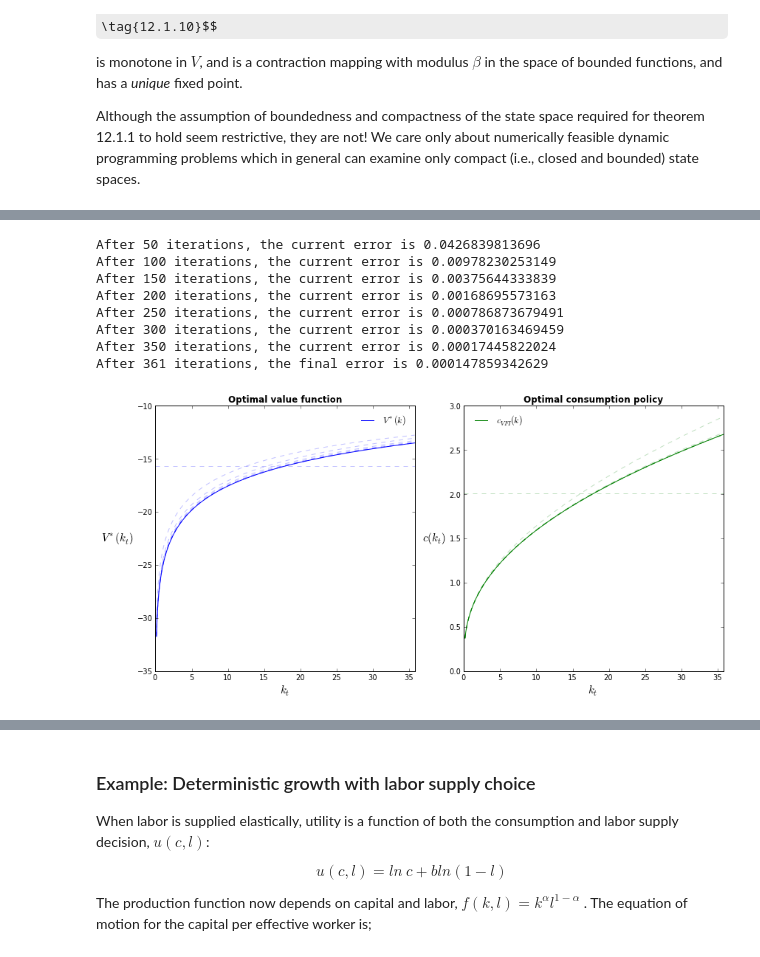
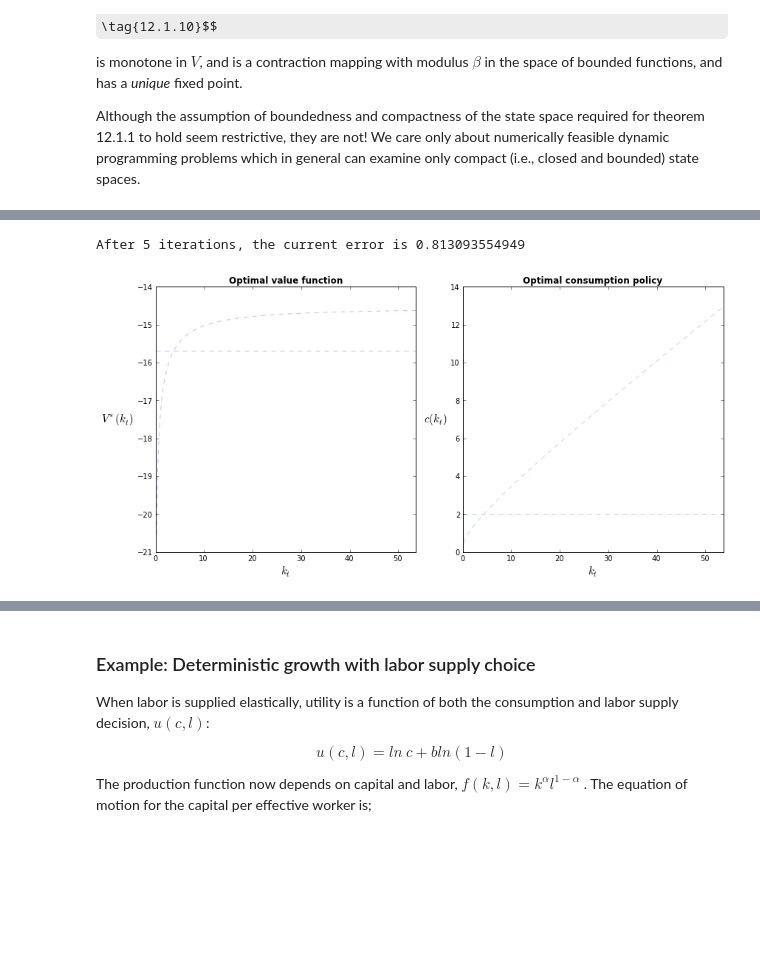
Before and after one commit to ChristopherShort/computational-econ-labs, a Jupyter notebook: Dynamic-Programming-Lab/Numerical Dynamic Programming.ipynb, the cells around one changed output, grey strips where cells are left out. Drawn from its saved outputs; the diff is of its cells as text; code cells hidden in the pictures; some formulas as TeX source; blank space fills up the shorter version.

```diff
--- a/Dynamic-Programming-Lab/Numerical Dynamic Programming.ipynb
+++ b/Dynamic-Programming-Lab/Numerical Dynamic Programming.ipynb
@@ -104,0 +371,5 @@ Note that 12.1.16 defines the value of an arbitrary policy function $C(k)\ $, no
+# %%
+# coefficients used to define the analytic value function
+A = (alpha * beta * (1 + n) * np.log((alpha * beta) / (1+g))) / ((1 - beta * (1 + n)) * (1 - alpha * beta * (1 + n))) + \
+    np.log(1 - alpha * beta * (1 + n)) / (1 - beta * (1 + n))
+B = alpha / (1 - alpha * beta * (1 + n))
@@ -186,44 +841,33 @@ def gamma(k):
     return (lower, upper)
 # %%
-def maximum(h, a, b):
-    """Finds the maximum value of the function h on the interval [a,b]
 
-    Returns a tuple containing the maximum value of h and its maximizer.
 
-    """
-    control, value = fminbound(lambda x: -h(x), a, b, full_output=True, disp=1)[0:2]
-    return (-value, control)
-
-def deterministicBellman(w, method='linear'):
+def deterministicBellman(F, w, method='linear'):
     """The Bellman operator
 
     Arguments:
 
+        F:      Equation of motion for the state variable(s).
         w:      A callable function
 
         method: Specifies the kind of interpolation as a string. Can be
                 one of:
 
-                'linear'    - (Default) 1st order spline (i.e., linear
-                              interpolation).
-                'quadratic' - 2nd order spline interpolation
+                'linear'    - (Default) Standard linear interpolation.
+                'zero'      - 0th order spline interpolation.
+                'slinear'   - 1st order spline interpolation.
+                'quadratic' - 2nd order spline interpolation.
                 'cubic'     - 3rd order spline interpolation.
-                'nearest'   - The nearest neighbor algorithm selects the
-                              value of the nearest point and does not
-                              consider the values of neighboring points
-                              at all, yielding a piecewise-constant
-                              interpolant.
 
                 Alternatively, can specify an integer indicating the
-                order of the spline interpolator to use. The default
-                method is 'linear'.
+                order of the spline interpolator to use.
 
     """
     vals = []
     pols = []
     for state in grid:
         # current value function
-        h = lambda control: u(state, control) + discount * w(capital(state, control))
+        h = lambda control: u(state, control) + discount * w(F(state, control))
         # find the value of the control that maximizes the current value function
         a, b = gamma(state)
         updatevector = maximum(h, a, b)
@@ -248,7 +892,7 @@ discount = beta * (1 + g)**(1 - theta) * (1 + n)
 # %%
 # grid of capital per effective worker (i.e., state variable!)
 N = 250
-kBar = 2 * k_star()
+kBar = (1 / ((1 + g) * (1 + n) - (1 - delta)))**(1 / (1 - alpha))
 grid = np.linspace(kBar / N, kBar, N)
 # %%
 # Value function iteration algorithm
@@ -257,11 +901,9 @@ def initial_valueFunction(state):
     substantial amount of computational time!
 
     """
-    #return u(0, state)
     return u(0, c_star()) / (1 - discount)
 
 current_valueFunction  = initial_valueFunction
-current_policyFunction = lambda c: c_star()
 error = 1
 num_iter = 0
 
@@ -285,43 +927,36 @@ ax1.set_title('Optimal value function', weight='bold')
 
 ax2 = fig.add_subplot(122)
 ax2.axhline(c_star(), 0, kBar, color='g', linestyle='dashed',
             alpha=0.25)
 ax2.set_xlim(0, kBar)
 ax2.set_xlabel('$k_t$', fontsize=15)
 ax2.set_ylabel('$c(k_t)$', fontsize=15, rotation='horizontal')
 ax2.set_title('Optimal consumption policy', weight='bold')
 
 while True:
-    next_valueFunction, next_policyFunction = deterministicBellman(current_valueFunction, method='cubic')
+    next_valueFunction, next_policyFunction = deterministicBellman(capital, current_valueFunction, method='cubic')
     error = np.max(np.abs(current_valueFunction(grid) - next_valueFunction(grid)))
     num_iter += 1
     if error < tol:
         final_valueFunction, final_policyFunction = next_valueFunction, next_policyFunction
         print "After", num_iter, "iterations, the final error is", error
         ax1.plot(plot_grid, final_valueFunction(plot_grid), 'b-', label='$V^*(k)$')
         ax2.plot(plot_grid, final_policyFunction(plot_grid), 'g-', label='$c_{VFI}(k)$')
         break
     else:
         current_valueFunction, current_policyFunction = next_valueFunction, next_policyFunction
-        if num_iter % 50 == 0:
+        if num_iter % 5 == 0:
             print "After", num_iter, "iterations, the current error is", error
             ax1.plot(plot_grid, current_valueFunction(plot_grid), 'b--', alpha=0.25)
             ax2.plot(plot_grid, current_policyFunction(plot_grid), 'g--', alpha=0.25)
-
+            break
 # add legends
 ax1.legend(loc='best', frameon=False)
 ax2.legend(loc='best', frameon=False)
 
 fig.tight_layout()
-plt.savefig('Graphics/Ramsey-value-policy-iterates.png')
+#plt.savefig('Graphics/Deterministic-Ramsey/Optimal-value-and-policy-iterates-for-k-c.png')
 plt.show()
 # %% [output]
-After 50 iterations, the current error is 0.0426839813696
-After 100 iterations, the current error is 0.00978230253149
-After 150 iterations, the current error is 0.00375644333839
-After 200 iterations, the current error is 0.00168695573163
-After 250 iterations, the current error is 0.000786873679491
-After 300 iterations, the current error is 0.000370163469459
-After 350 iterations, the current error is 0.00017445822024
-After 361 iterations, the final error is 0.000147859342629
+After 5 iterations, the current error is 0.813093554949
-[figure, old version]
+[figure, new version]
```
Also changed, not shown: parts of 102 cells of this notebook, 25 other files.
